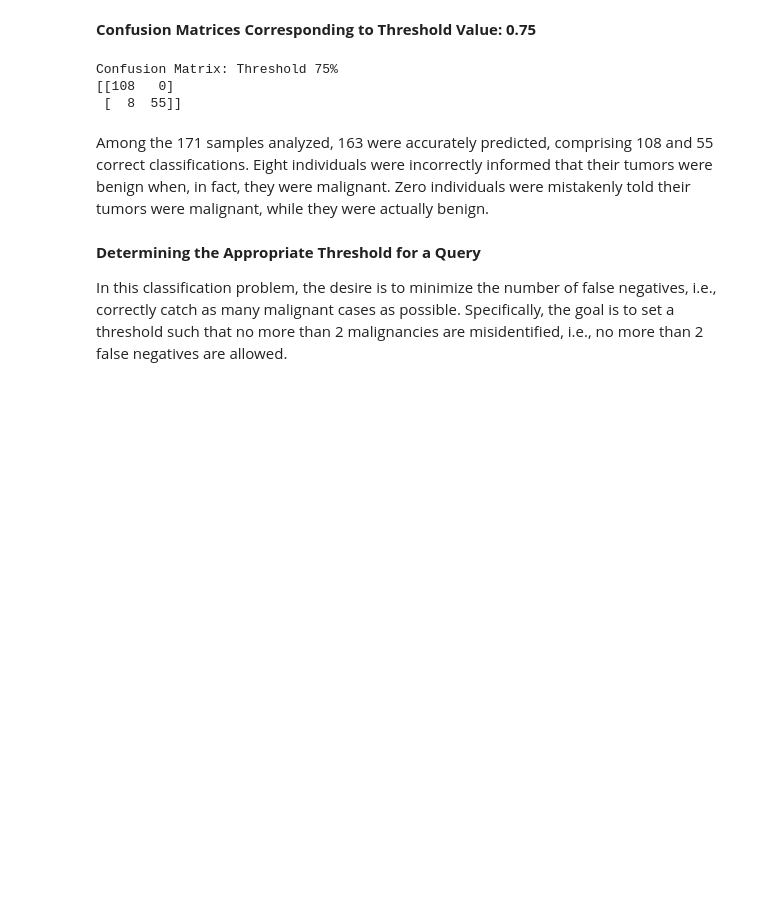
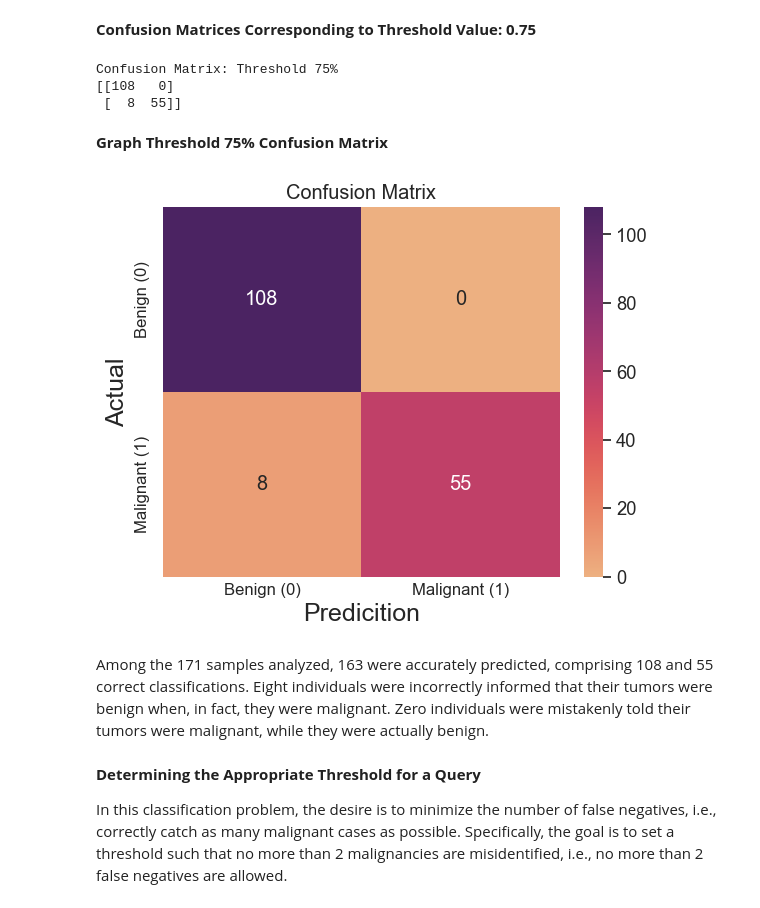
Before and after one commit to tyrantdavis/Logistic-Regression-Breast-Cancer, a Jupyter notebook: Logistic-Regression-Breast-Cancer.ipynb, the cells around one changed output. Cells and saved outputs as stored; diff of their text form; code cells hidden in the pictures; blank space fills up the shorter version.

```diff
--- a/Logistic-Regression-Breast-Cancer.ipynb
+++ b/Logistic-Regression-Breast-Cancer.ipynb
@@ -520,6 +555,12 @@ print(confusion_matrix75)
 Confusion Matrix: Threshold 75%
 [[108   0]
  [  8  55]]
+# %% [markdown]
+**Graph Threshold 75% Confusion Matrix**
+# %%
+graph_confusion_matrix(y_test, (y_prediction_probabilities[:, 1] > 0.75) * 1.0, "flare")
+# %% [output]
+[figure, added]
 # %% [markdown]
 Among the 171 samples analyzed, 163 were accurately predicted, comprising 108 and 55 correct classifications. Eight individuals were incorrectly informed that their tumors were benign when, in fact, they were malignant. Zero individuals were mistakenly told their tumors were malignant, while they were actually benign.
 # %% [markdown]
```
Also changed, not shown: parts of 18 cells of this notebook.
